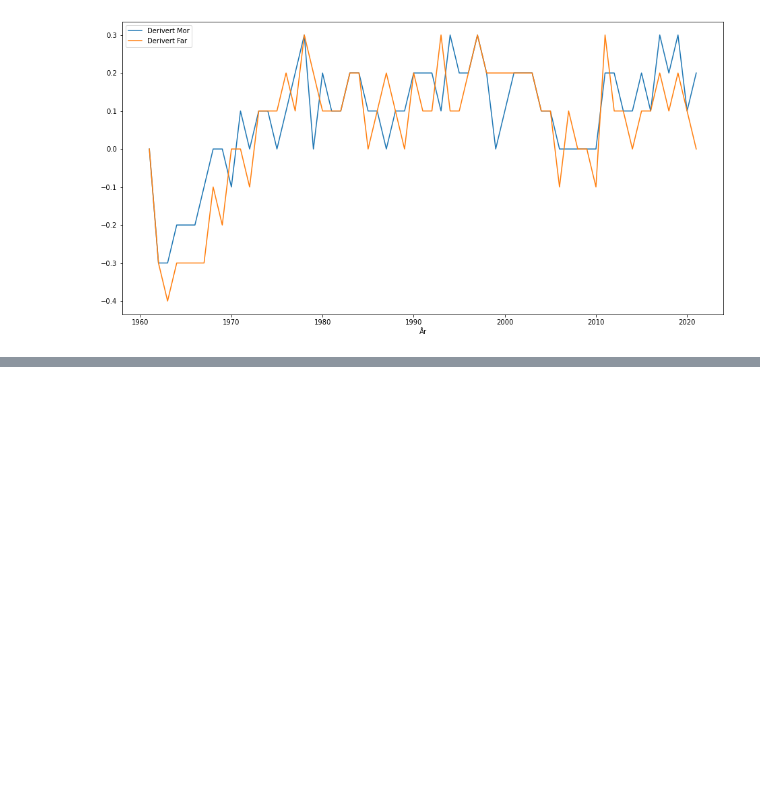
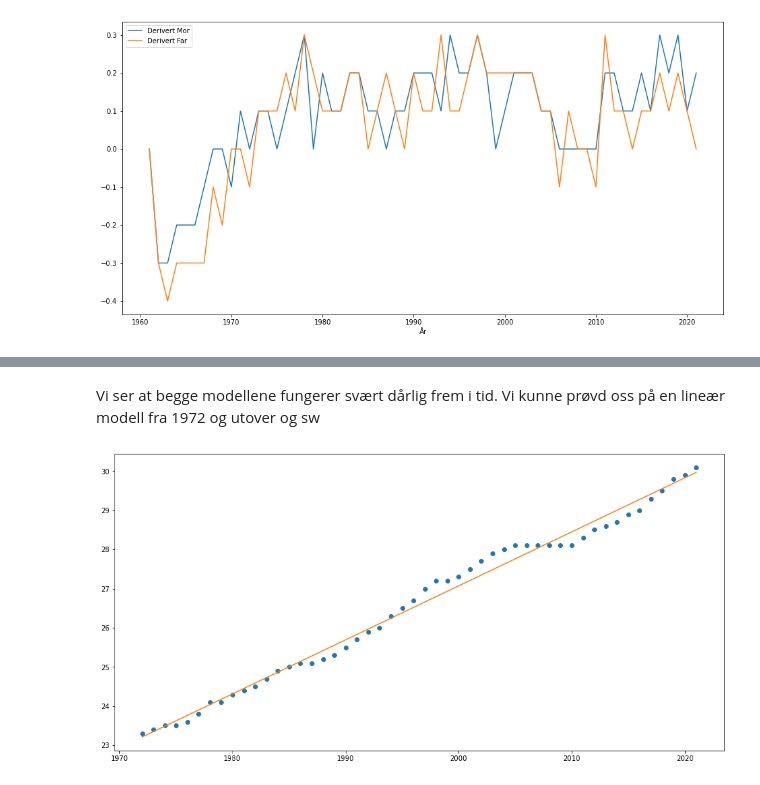
Before and after one commit to mareis/S1_Python, a Jupyter notebook: Prosjekt/Eksempel.ipynb, the cells around one changed output, grey strips where cells are left out. Saved outputs shown, nothing was run; the diff lists cells and outputs as text; code cells hidden in the pictures; blank space fills up the shorter version.

```diff
--- a/Prosjekt/Eksempel.ipynb
+++ b/Prosjekt/Eksempel.ipynb
@@ -121,0 +168,14 @@ plt.show()
+# %% [markdown]
+Vi ser at begge modellene fungerer svært dårlig frem i tid. Vi kunne prøvd oss på en lineær modell fra 1972 og utover og sw
+# %%
+x = df["År"][11:]
+y = df["Mors fødealder første barn"][11:]
+
+plt.plot(x,y, "o")
+
+a, b = np.polyfit(x, y, 1)
+
+plt.plot(x, a*x+b)
+plt.show()
+# %% [output]
+[figure, added]
```
Also changed, not shown: parts of 11 cells of this notebook, 1 other file.
